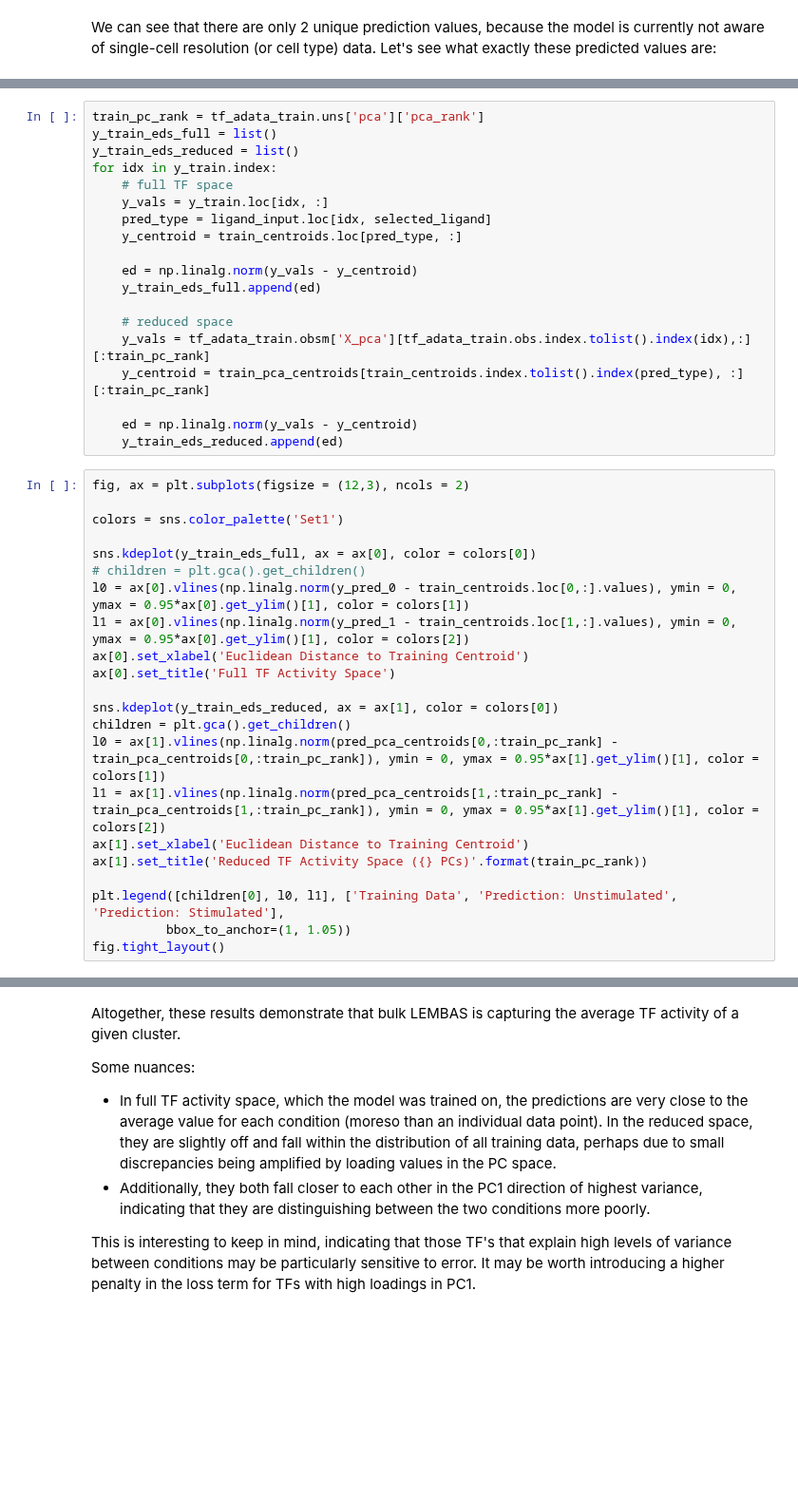
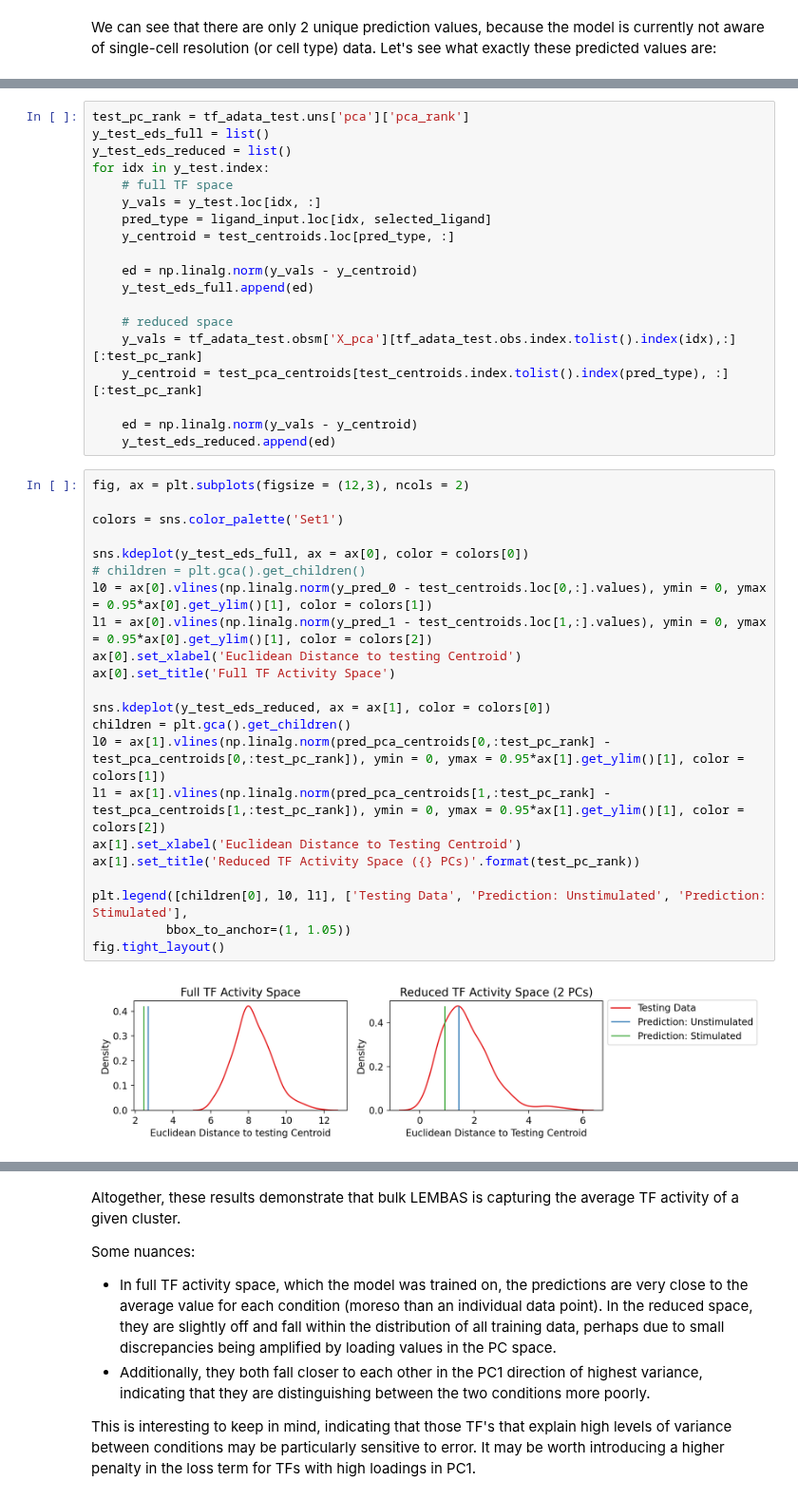
Before and after one commit to hmbaghdassarian/scLEMBAS, a Jupyter notebook: notebooks/02A_original_performance.ipynb, the cells around one changed output, grey strips where cells are left out. Shown at 95% size. Drawn from its saved outputs; the diff is of its cells as text; blank space fills up the shorter version.

```diff
--- a/notebooks/02A_original_performance.ipynb
+++ b/notebooks/02A_original_performance.ipynb
@@ -435,44 +423,46 @@ p1 + p9.theme(figure_size=(width, height))
 # %%
-train_pc_rank = tf_adata_train.uns['pca']['pca_rank']
-y_train_eds_full = list()
-y_train_eds_reduced = list()
-for idx in y_train.index:
+test_pc_rank = tf_adata_test.uns['pca']['pca_rank']
+y_test_eds_full = list()
+y_test_eds_reduced = list()
+for idx in y_test.index:
     # full TF space
-    y_vals = y_train.loc[idx, :]
+    y_vals = y_test.loc[idx, :]
     pred_type = ligand_input.loc[idx, selected_ligand]
-    y_centroid = train_centroids.loc[pred_type, :]
+    y_centroid = test_centroids.loc[pred_type, :]
 
     ed = np.linalg.norm(y_vals - y_centroid)
-    y_train_eds_full.append(ed)
+    y_test_eds_full.append(ed)
 
     # reduced space
-    y_vals = tf_adata_train.obsm['X_pca'][tf_adata_train.obs.index.tolist().index(idx),:][:train_pc_rank]
-    y_centroid = train_pca_centroids[train_centroids.index.tolist().index(pred_type), :][:train_pc_rank]
+    y_vals = tf_adata_test.obsm['X_pca'][tf_adata_test.obs.index.tolist().index(idx),:][:test_pc_rank]
+    y_centroid = test_pca_centroids[test_centroids.index.tolist().index(pred_type), :][:test_pc_rank]
 
     ed = np.linalg.norm(y_vals - y_centroid)
-    y_train_eds_reduced.append(ed)
+    y_test_eds_reduced.append(ed)
 # %%
 fig, ax = plt.subplots(figsize = (12,3), ncols = 2)
 
 colors = sns.color_palette('Set1')
 
-sns.kdeplot(y_train_eds_full, ax = ax[0], color = colors[0])
+sns.kdeplot(y_test_eds_full, ax = ax[0], color = colors[0])
 # children = plt.gca().get_children()
-l0 = ax[0].vlines(np.linalg.norm(y_pred_0 - train_centroids.loc[0,:].values), ymin = 0, ymax = 0.95*ax[0].get_ylim()[1], color = colors[1])
-l1 = ax[0].vlines(np.linalg.norm(y_pred_1 - train_centroids.loc[1,:].values), ymin = 0, ymax = 0.95*ax[0].get_ylim()[1], color = colors[2])
-ax[0].set_xlabel('Euclidean Distance to Training Centroid')
+l0 = ax[0].vlines(np.linalg.norm(y_pred_0 - test_centroids.loc[0,:].values), ymin = 0, ymax = 0.95*ax[0].get_ylim()[1], color = colors[1])
+l1 = ax[0].vlines(np.linalg.norm(y_pred_1 - test_centroids.loc[1,:].values), ymin = 0, ymax = 0.95*ax[0].get_ylim()[1], color = colors[2])
+ax[0].set_xlabel('Euclidean Distance to testing Centroid')
 ax[0].set_title('Full TF Activity Space')
 
-sns.kdeplot(y_train_eds_reduced, ax = ax[1], color = colors[0])
+sns.kdeplot(y_test_eds_reduced, ax = ax[1], color = colors[0])
 children = plt.gca().get_children()
-l0 = ax[1].vlines(np.linalg.norm(pred_pca_centroids[0,:train_pc_rank] - train_pca_centroids[0,:train_pc_rank]), ymin = 0, ymax = 0.95*ax[1].get_ylim()[1], color = colors[1])
-l1 = ax[1].vlines(np.linalg.norm(pred_pca_centroids[1,:train_pc_rank] - train_pca_centroids[1,:train_pc_rank]), ymin = 0, ymax = 0.95*ax[1].get_ylim()[1], color = colors[2])
-ax[1].set_xlabel('Euclidean Distance to Training Centroid')
-ax[1].set_title('Reduced TF Activity Space ({} PCs)'.format(train_pc_rank))
+l0 = ax[1].vlines(np.linalg.norm(pred_pca_centroids[0,:test_pc_rank] - test_pca_centroids[0,:test_pc_rank]), ymin = 0, ymax = 0.95*ax[1].get_ylim()[1], color = colors[1])
+l1 = ax[1].vlines(np.linalg.norm(pred_pca_centroids[1,:test_pc_rank] - test_pca_centroids[1,:test_pc_rank]), ymin = 0, ymax = 0.95*ax[1].get_ylim()[1], color = colors[2])
+ax[1].set_xlabel('Euclidean Distance to Testing Centroid')
+ax[1].set_title('Reduced TF Activity Space ({} PCs)'.format(test_pc_rank))
 
-plt.legend([children[0], l0, l1], ['Training Data', 'Prediction: Unstimulated', 'Prediction: Stimulated'],
+plt.legend([children[0], l0, l1], ['Testing Data', 'Prediction: Unstimulated', 'Prediction: Stimulated'],
           bbox_to_anchor=(1, 1.05))
 fig.tight_layout()
+# %% [output]
+[figure, added]
 # %%
 width, height = 5, 3
 
```
Also changed, not shown: parts of 7 cells of this notebook, 5 other files.
